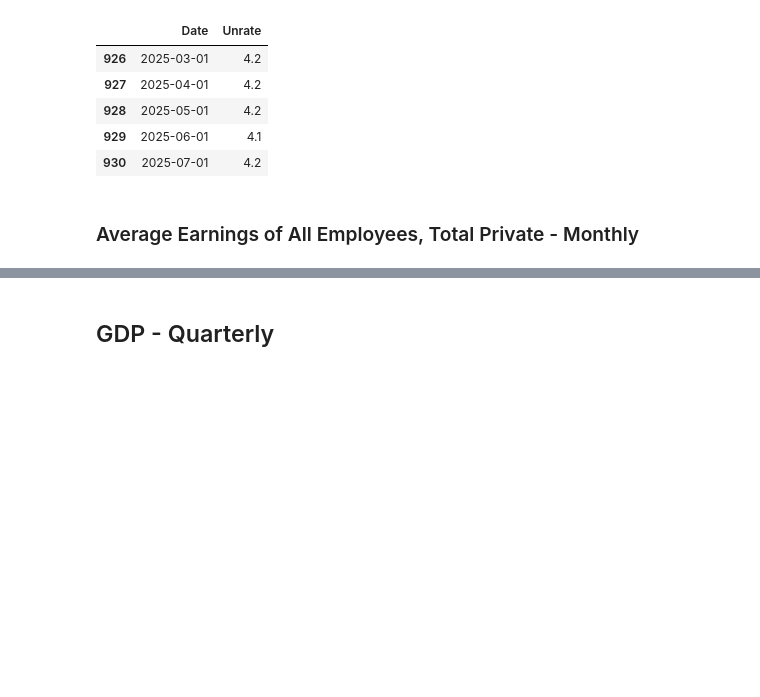
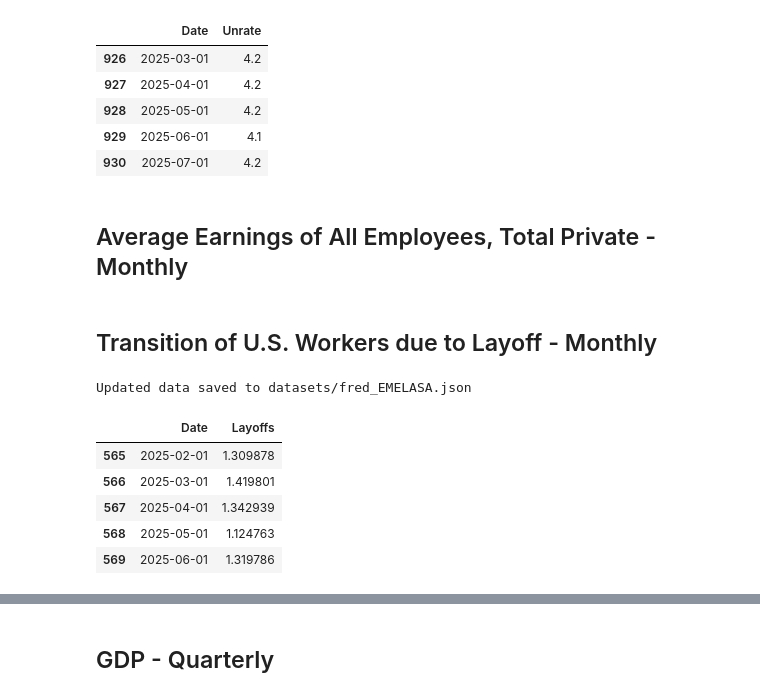
Before and after one commit to wallscreet/fred, a Jupyter notebook: datasets.ipynb, the cells around one changed output, grey strips where cells are left out. Drawn from its saved outputs; the diff is of its cells as text; code cells hidden in the pictures; blank space fills up the shorter version.

```diff
--- a/datasets.ipynb
+++ b/datasets.ipynb
@@ -315,7 +337,7 @@ Updated data saved to datasets/fred_UNRATE.json
 unrate_fig = px.line(df_unrate, x='Date', y='Unrate', title='Unemployment Rate Over Time')
 unrate_fig.show()
 # %% [markdown]
-### Average Earnings of All Employees, Total Private - Monthly
+## Average Earnings of All Employees, Total Private - Monthly
 # %%
 hourly_earnings = fred.get_series('CES0500000003')
 df_hourly_earnings = hourly_earnings.to_frame().reset_index()
@@ -363,3 +385,20 @@ fig.update_layout(
 )
 
 fig.show()
+# %% [markdown]
+## Transition of U.S. Workers due to Layoff - Monthly
+# %%
+layoffs = fred.get_series('EMELASA')
+df_layoffs = layoffs.to_frame().reset_index()
+df_layoffs.columns = ['Date', 'Layoffs']
+
+series_to_json('EMELASA', df_layoffs)
+df_layoffs.tail()
+# %% [output]
+Updated data saved to datasets/fred_EMELASA.json
+|  | Date | Layoffs |
+| 565 | 2025-02-01 | 1.309878 |
+| 566 | 2025-03-01 | 1.419801 |
+| 567 | 2025-04-01 | 1.342939 |
+| 568 | 2025-05-01 | 1.124763 |
+| 569 | 2025-06-01 | 1.319786 |
```
Also changed, not shown: parts of 10 cells of this notebook, 4 other files.
